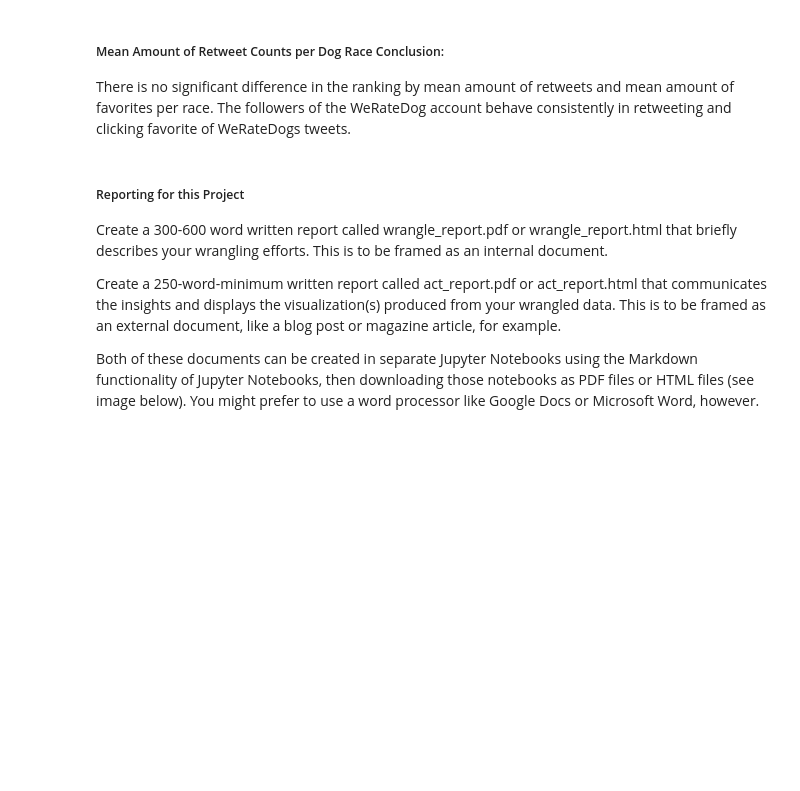
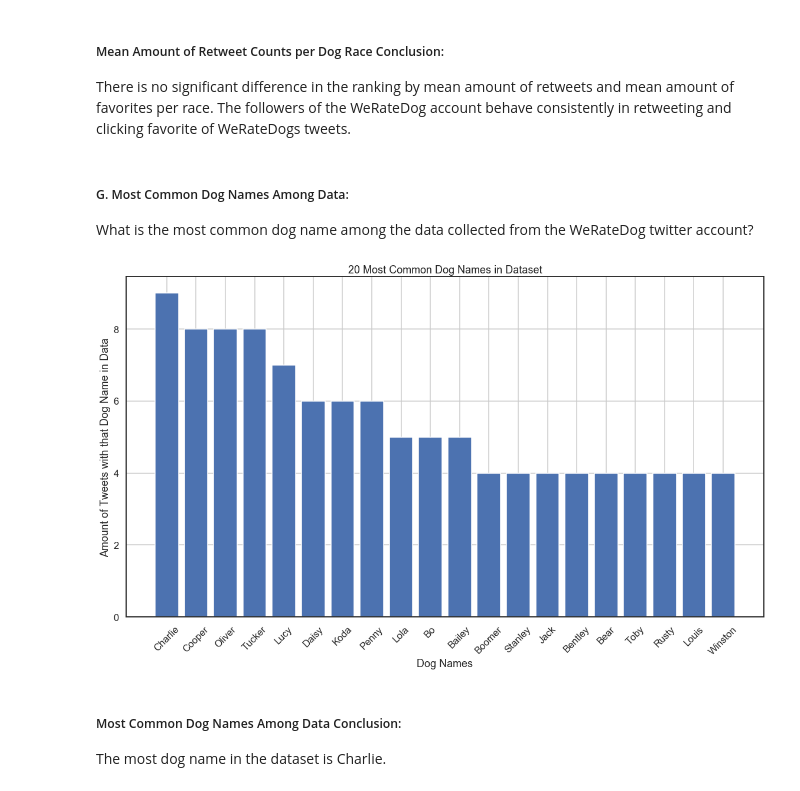
Before and after one commit to LeopoldWalther/DataWrangleAndAnalyze, a Jupyter notebook: wrangle_act.ipynb, the cells around one changed output. Cells and saved outputs as stored; diff of their text form; code cells hidden in the pictures; blank space fills up the shorter version.

Commit message:
feat: Finish wrangle_act.ipynb

```diff
--- a/wrangle_act.ipynb
+++ b/wrangle_act.ipynb
@@ -953,7 +961,7 @@ df_twitter_archive_enhanced_clean['rating'] = df_twitter_archive_enhanced_clean[
 df_twitter_archive_enhanced_clean = df_twitter_archive_enhanced_clean.query('rating > 1 and rating < 1.4')
 # %%
 # Drop columns
-df_twitter_archive_enhanced_clean.drop(['rating_numerator', 'rating_denominator'], axis=1, inplace=True)
+df_twitter_archive_enhanced_clean.drop(['rating_numerator', 'rating_denominator', 'rating_denominator_text'], axis=1, inplace=True)
 # %% [markdown]
 #### Test:
 # %%
@@ -1221,10 +1240,31 @@ plt.show()
 # %% [markdown]
 ##### Mean Amount of Retweet Counts per Dog Race Conclusion:
 There is no significant difference in the ranking by mean amount of retweets and mean amount of favorites per race. The followers of the WeRateDog account behave consistently in retweeting and clicking favorite of WeRateDogs tweets.
-# %% [markdown]
-##### Reporting for this Project
-Create a 300-600 word written report called wrangle_report.pdf or wrangle_report.html that briefly describes your wrangling efforts. This is to be framed as an internal document.
-
-Create a 250-word-minimum written report called act_report.pdf or act_report.html that communicates the insights and displays the visualization(s) produced from your wrangled data. This is to be framed as an external document, like a blog post or magazine article, for example.
-
-Both of these documents can be created in separate Jupyter Notebooks using the Markdown functionality of Jupyter Notebooks, then downloading those notebooks as PDF files or HTML files (see image below). You might prefer to use a word processor like Google Docs or Microsoft Word, however.
+# %% [markdown]
+##### G. Most Common Dog Names Among Data:
+What is the most common dog name among the data collected from the WeRateDog twitter account?
+# %%
+# Create Array with 20 most common dog names
+most_common_dog_names = twitter_archive_master.name.value_counts()[0:20]
+# %%
+# Set up the matplotlib figure
+fig = plt.figure(figsize=(15,8))
+
+ax = fig.add_axes([0,0,1,1])
+
+ax.bar(most_common_dog_names.index,most_common_dog_names)
+degrees = 45
+plt.xticks(rotation=degrees)
+
+ax.grid()
+plt.xlabel('Dog Names');
+plt.ylabel('Amount of Tweets with that Dog Name in Data');
+plt.title('20 Most Common Dog Names in Dataset');
+plt.show()
+
+fig.savefig('G_MostCommonDogNamesDataset.jpg', bbox_inches='tight')
+# %% [output]
+[figure, added]
+# %% [markdown]
+##### Most Common Dog Names Among Data Conclusion:
+The most dog name in the dataset is Charlie.
```
Also changed, not shown: parts of 20 cells of this notebook, 3 other files.
